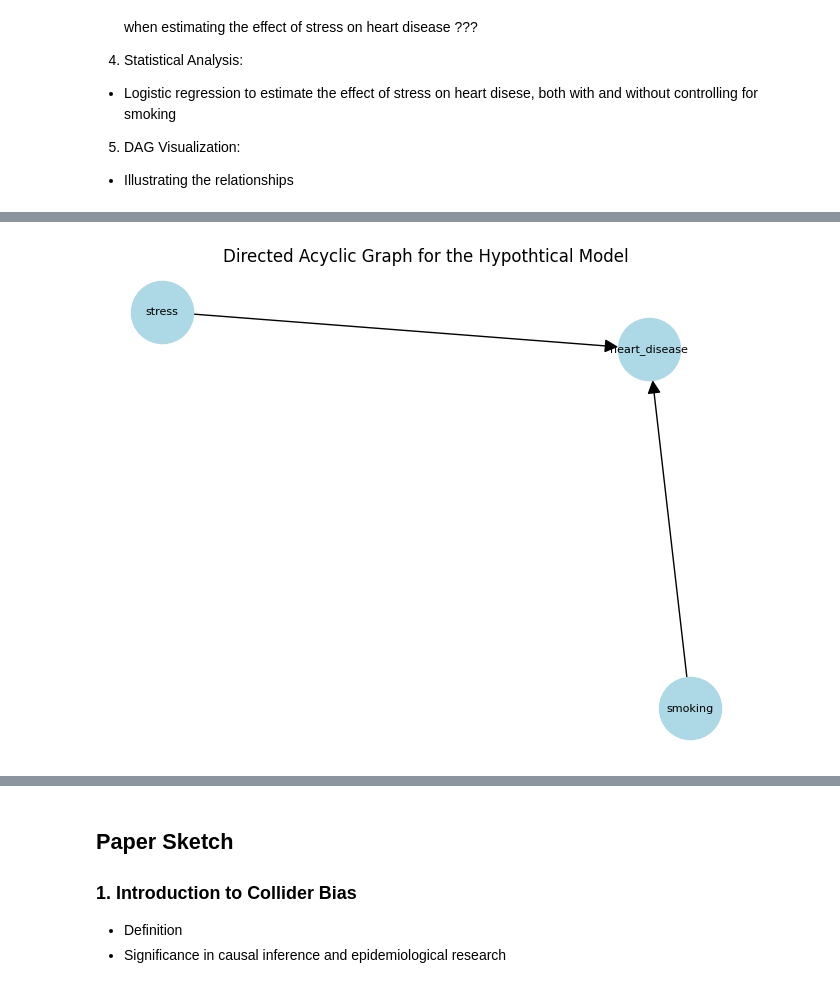
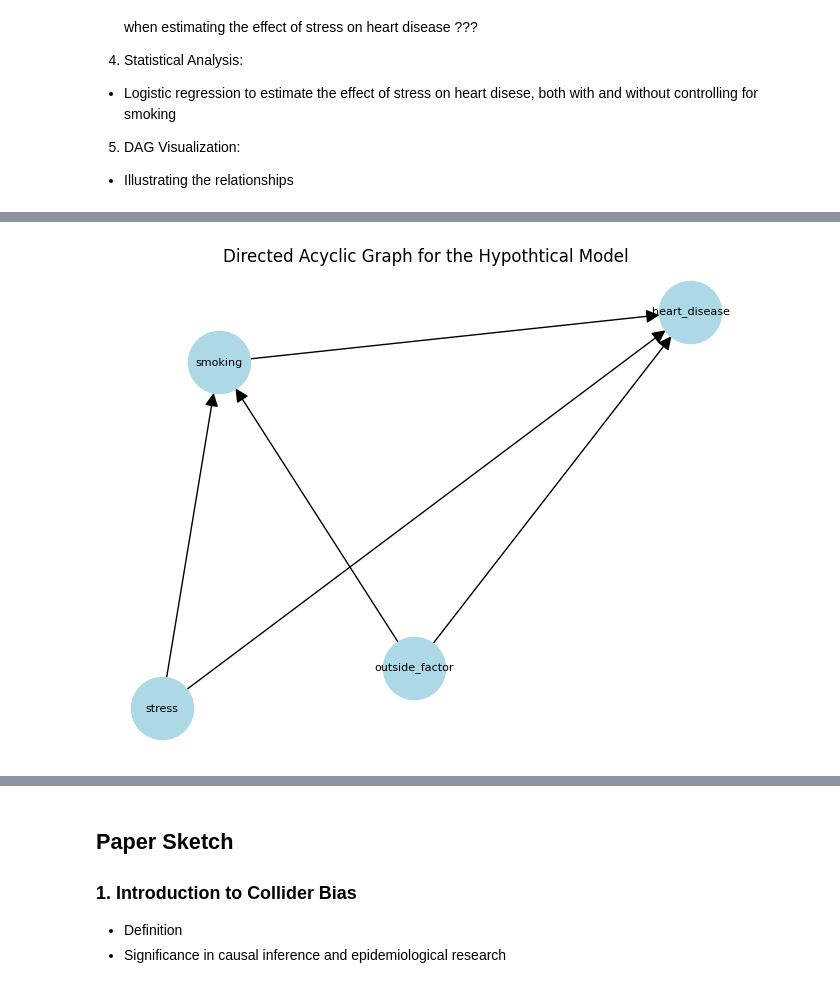
Before and after one commit to MaxiStahl1992/advanced-workbook-code, a Jupyter notebook: task6_full.ipynb, the cells around one changed output, grey strips where cells are left out. Drawn from its saved outputs; the diff is of its cells as text; code cells hidden in the pictures.

```diff
--- a/task6_full.ipynb
+++ b/task6_full.ipynb
@@ -237,10 +145,10 @@ Suggested Practices: Moving forward, it's advisable for researchers to use struc
 # %%
 # DAG Visualization
 dag = nx.DiGraph()
-dag.add_edges_from([('stress', 'heart_disease'), ('smoking', 'heart_disease')])
+dag.add_edges_from([('stress', 'heart_disease'), ('smoking', 'heart_disease'), ('stress', 'smoking'), ('outside_factor', 'smoking'), ('outside_factor', 'heart_disease') ])
 pos = nx.spring_layout(dag)
 nx.draw(dag, pos, with_labels=True, node_size=2000, node_color='lightblue', font_size=8, arrowsize=20)
 plt.title('Directed Acyclic Graph for the Hypothtical Model')
 plt.show()
 # %% [output]
-[figure, old version]
+[figure, new version]
```
Also changed, not shown: parts of 8 cells of this notebook.
